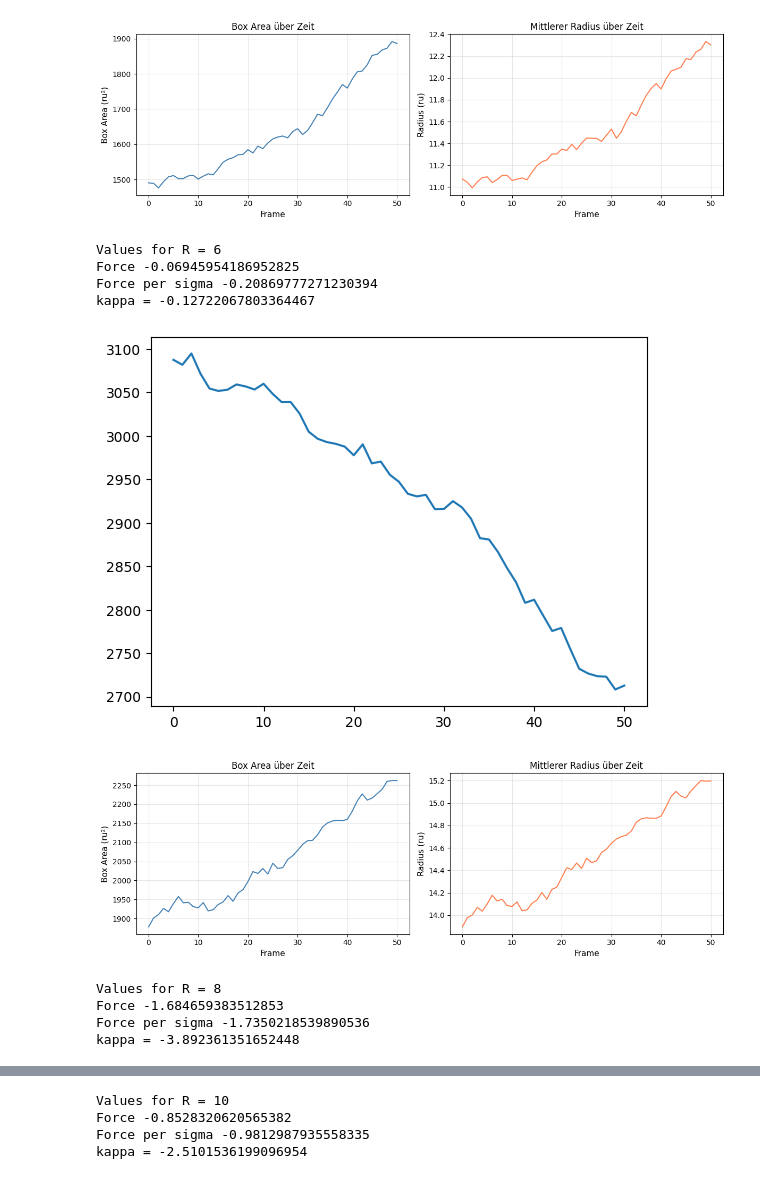
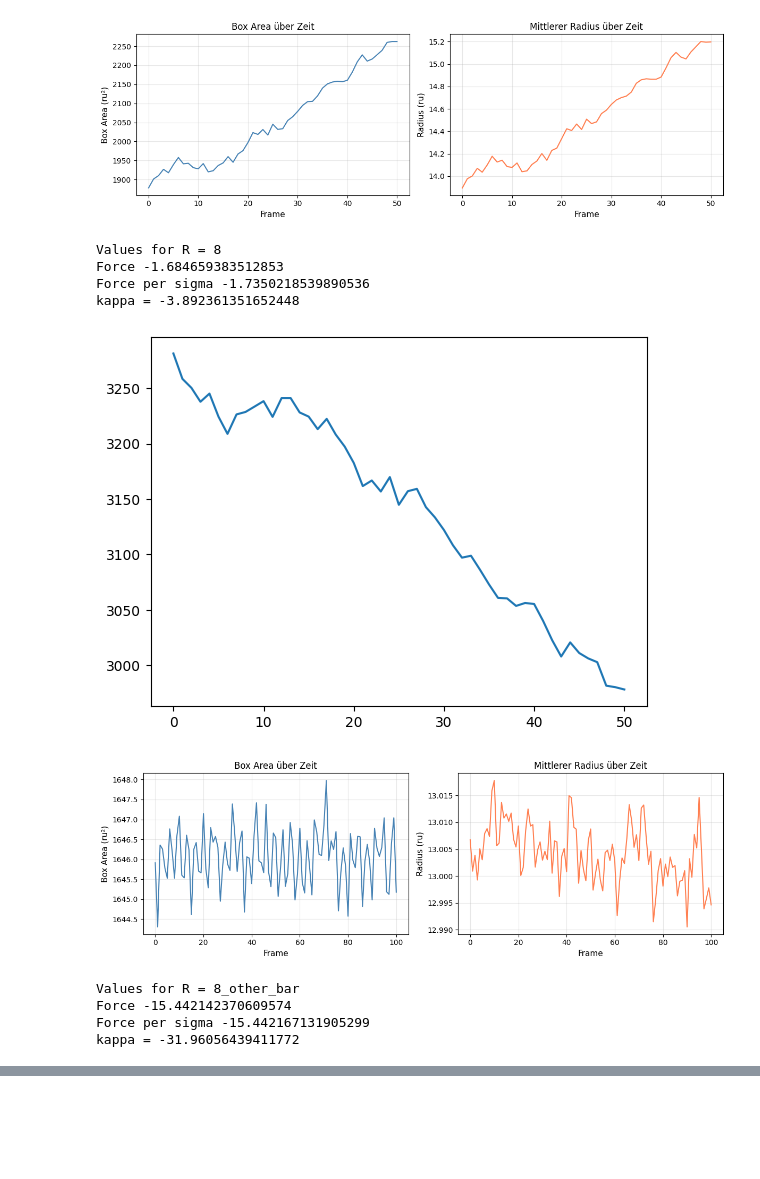
Before and after one commit to G-Scherer/dpd_simulation, a Jupyter notebook: bending_modulus/analysis/analysis_tether.ipynb, the cells around one changed output, grey strips where cells are left out. Drawn from its saved outputs; the diff is of its cells as text; code cells hidden in the pictures; blank space fills up the shorter version.

```diff
--- a/bending_modulus/analysis/analysis_tether.ipynb
+++ b/bending_modulus/analysis/analysis_tether.ipynb
@@ -61,14 +61,14 @@ def running_avg(lst):
 # %%
 dir = "/home/gabriel/Dokumente/bachelor_thesis/dpd_simulation/bending_modulus/"
 
-rads = ["6", "8", "10"]
+rads = ["8", "8_other_bar"]
 
 for R in rads:
 
     sigma_data = np.loadtxt(os.path.join(dir, f"tether_simulation/data/stress_and_force_{R}.dat"), skiprows=2, usecols=(1,2,3,4))
     sigma_xx, sigma_yy, sigma_zz, force_z = sigma_data[:, 0], sigma_data[:, 1], sigma_data[:, 2], sigma_data[:, 3]
 
-    top_file = os.path.join(dir, f"setup/cylinder_{R}.data")
+    top_file = os.path.join(dir, f"setup/cylinder_8.data")
     traj_file = os.path.join(dir, f"tether_simulation/data/cylinder_sim_{R}.lammpstrj")
 
     u = mda.Universe(top_file, format="DATA", atom_style = "id resid type charge x y z")
@@ -105,41 +105,41 @@ for R in rads:
     force = np.mean(force_z)
     force_sigma = np.mean(sigma_zz)*area
 
     kappa = force*radius/(2*np.pi)
 
     fig, axes = plt.subplots(1, 2, figsize=(12, 4))
 
     axes[0].plot(box, linewidth=1.5, color='steelblue')
     axes[0].set_xlabel('Frame', fontsize=11)
     axes[0].set_ylabel('Box Area (ru²)', fontsize=11)
     axes[0].set_title('Box Area über Zeit', fontsize=12)
     axes[0].grid(True, alpha=0.3)
 
     axes[1].plot(radii, linewidth=1.5, color='coral')
     axes[1].set_xlabel('Frame', fontsize=11)
     axes[1].set_ylabel('Radius (ru)', fontsize=11)
     axes[1].set_title('Mittlerer Radius über Zeit', fontsize=12)
     axes[1].grid(True, alpha=0.3)
 
     plt.tight_layout()
     plt.show()
 
     print(f"Values for R = {R}")
     print(f"Force {force}")
     print(f"Force per sigma {force_sigma}")
 
     plt.plot(cyl_area)
 
     print(f"kappa = {kappa}")
 # %% [output]
-[figure, old version]
+[figure, new version]
-Values for R = 6
-Force -0.06945954186952825
-Force per sigma -0.20869777271230394
-kappa = -0.12722067803364467
+Values for R = 8
+Force -1.684659383512853
+Force per sigma -1.7350218539890536
+kappa = -3.892361351652448
-[figure, old version]
+[figure, new version]
-[figure, old version]
+[figure, new version]
-Values for R = 8
-Force -1.684659383512853
-Force per sigma -1.7350218539890536
-kappa = -3.892361351652448
+Values for R = 8_other_bar
+Force -15.442142370609574
+Force per sigma -15.442167131905299
+kappa = -31.96056439411772
@@ -148,4 +146,0 @@ kappa = -3.892361351652448
-Values for R = 10
-Force -0.8528320620565382
-Force per sigma -0.9812987935558335
-kappa = -2.5101536199096954
```
Also changed, not shown: parts of 1 cell of this notebook, 4 other files.
